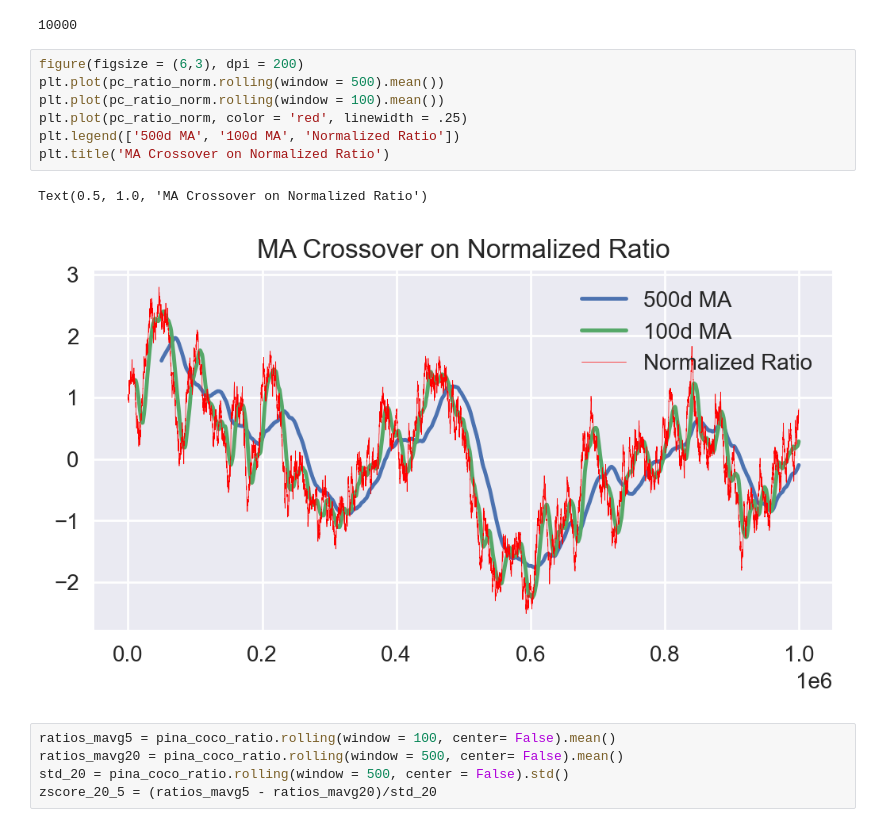
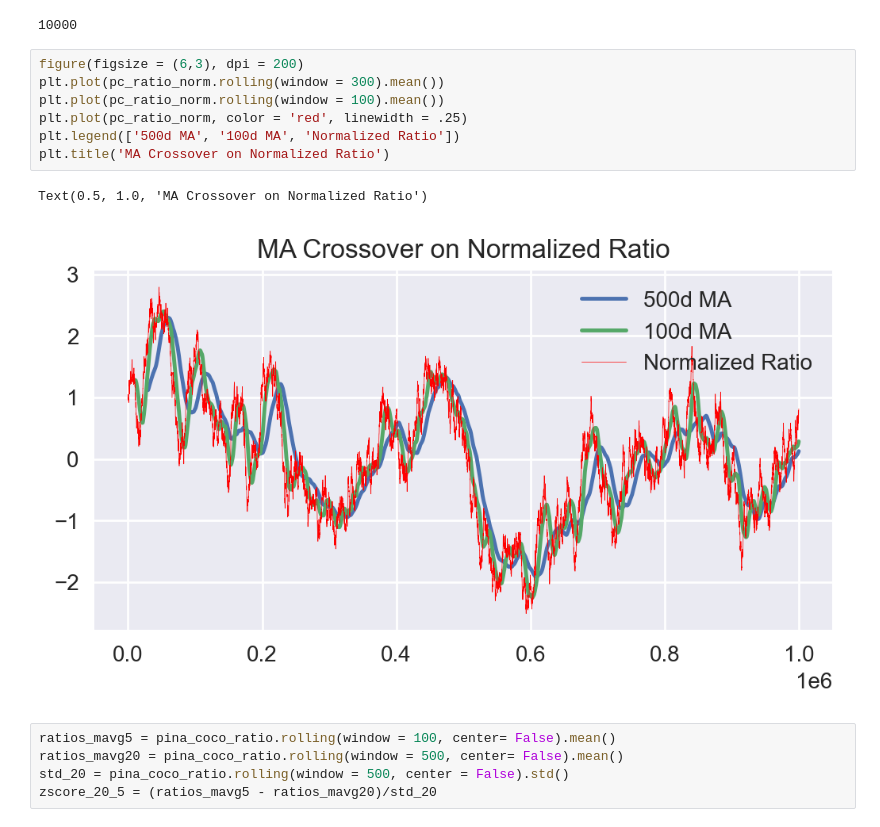
Before and after one commit to IMC-Croissant/AlgoTrading, a Jupyter notebook: Coding/notebooks/round_2_data_analysis.ipynb, the cells around one changed output. Saved outputs shown, nothing was run; the diff lists cells and outputs as text.

```diff
--- a/Coding/notebooks/round_2_data_analysis.ipynb
+++ b/Coding/notebooks/round_2_data_analysis.ipynb
@@ -155,14 +159,14 @@ len(pc_ratio_norm)
 10000
 # %%
 figure(figsize = (6,3), dpi = 200)
-plt.plot(pc_ratio_norm.rolling(window = 500).mean())
+plt.plot(pc_ratio_norm.rolling(window = 300).mean())
 plt.plot(pc_ratio_norm.rolling(window = 100).mean())
 plt.plot(pc_ratio_norm, color = 'red', linewidth = .25)
 plt.legend(['500d MA', '100d MA', 'Normalized Ratio'])
 plt.title('MA Crossover on Normalized Ratio')
 # %% [output]
 Text(0.5, 1.0, 'MA Crossover on Normalized Ratio')
-[figure, old version]
+[figure, new version]
 # %%
 ratios_mavg5 = pina_coco_ratio.rolling(window = 100, center= False).mean()
 ratios_mavg20 = pina_coco_ratio.rolling(window = 500, center= False).mean()
```
Also changed, not shown: parts of 7 cells of this notebook, 3 other files.
